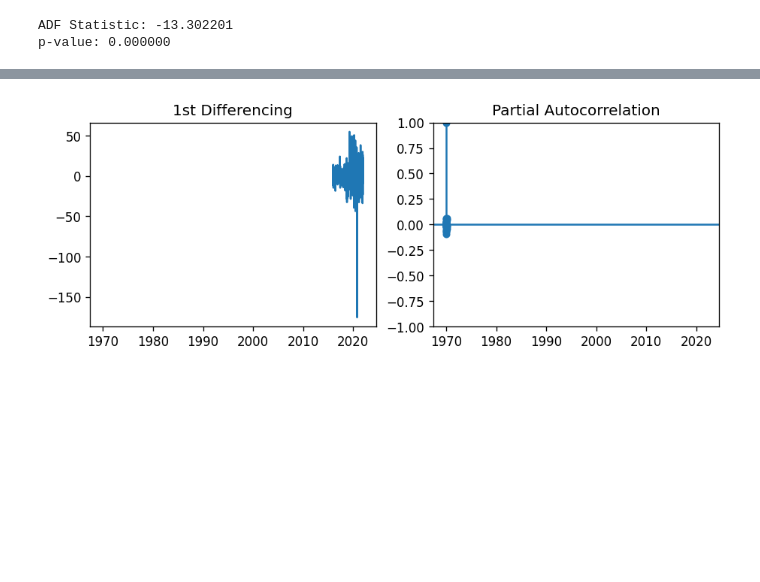
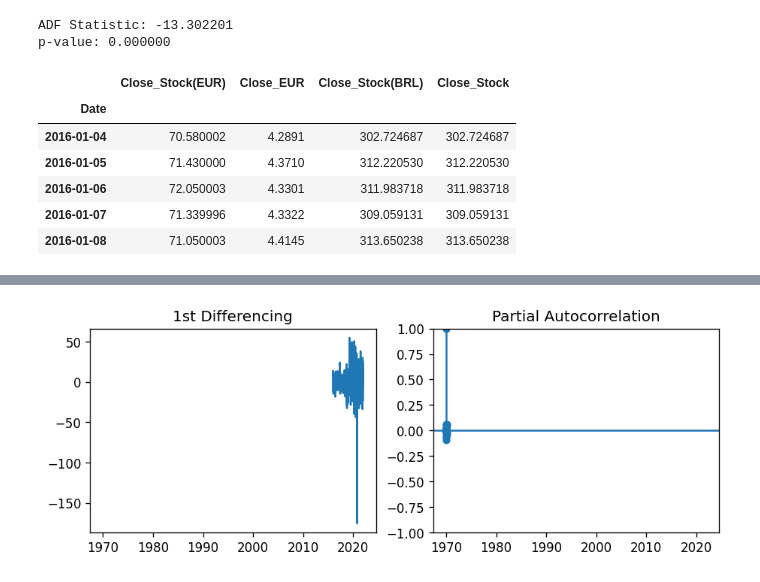
Before and after one commit to Felipe-Renck/stock-price-forecast, a Jupyter notebook: SAP_Stock_Price_ARIMA.ipynb, the cells around one changed output, grey strips where cells are left out. Saved outputs shown, nothing was run; the diff lists cells and outputs as text; code cells hidden in the pictures; blank space fills up the shorter version.

```diff
--- a/SAP_Stock_Price_ARIMA.ipynb
+++ b/SAP_Stock_Price_ARIMA.ipynb
@@ -56,3 +58,14 @@ print('p-value: %f' % result[1])
 # %% [output]
 ADF Statistic: -13.302201
 p-value: 0.000000
+# %%
+df['Close_Stock'] = df['Close_Stock(BRL)']
+df.head()
+# %% [output]
+|  | Close_Stock(EUR) | Close_EUR | Close_Stock(BRL) | Close_Stock |
+| Date |  |  |  |  |
+| 2016-01-04 | 70.580002 | 4.2891 | 302.724687 | 302.724687 |
+| 2016-01-05 | 71.430000 | 4.3710 | 312.220530 | 312.220530 |
+| 2016-01-06 | 72.050003 | 4.3301 | 311.983718 | 311.983718 |
+| 2016-01-07 | 71.339996 | 4.3322 | 309.059131 | 309.059131 |
+| 2016-01-08 | 71.050003 | 4.4145 | 313.650238 | 313.650238 |
```
Also changed, not shown: parts of 4 cells of this notebook.
